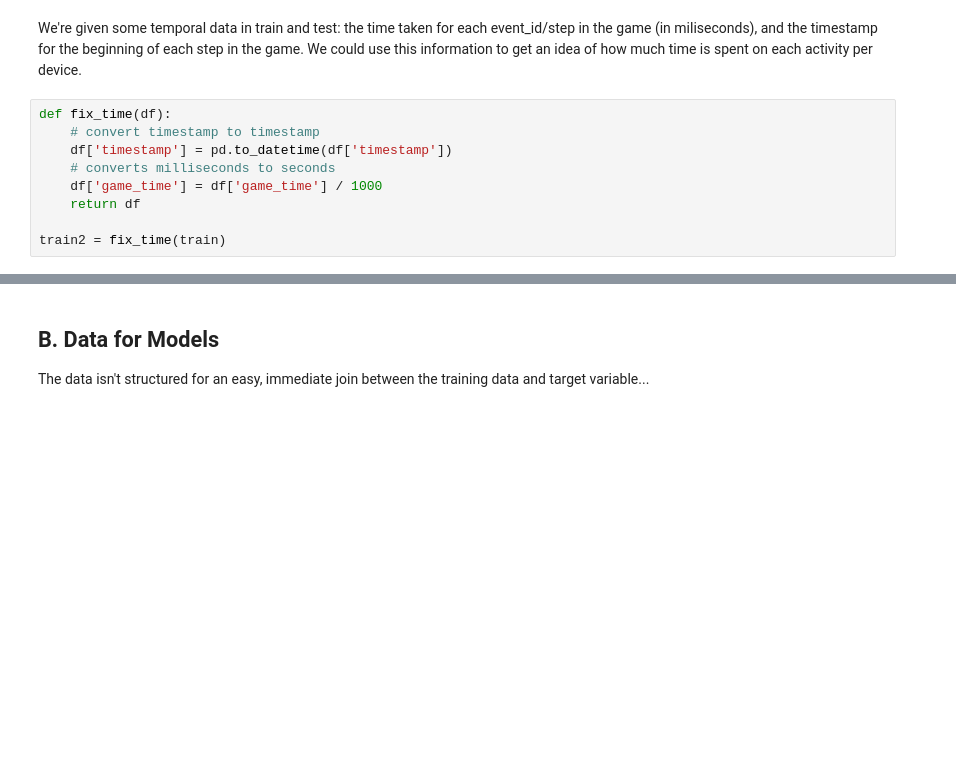
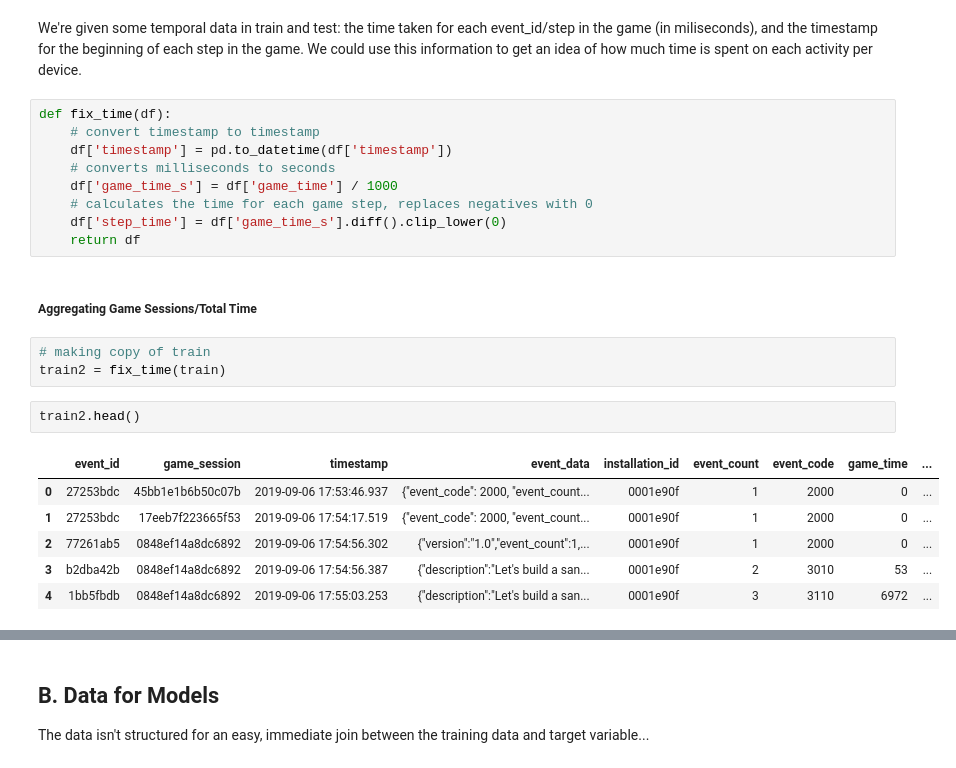
Before and after one commit to mjspeck/ga-reassembly, a Jupyter notebook: DSBowl2020_EDA.ipynb, the cells around one changed output, grey strips where cells are left out. Drawn from its saved outputs; the diff is of its cells as text; blank space fills up the shorter version.

```diff
--- a/DSBowl2020_EDA.ipynb
+++ b/DSBowl2020_EDA.ipynb
@@ -202,9 +202,23 @@ def fix_time(df):
     # convert timestamp to timestamp
     df['timestamp'] = pd.to_datetime(df['timestamp'])
     # converts milliseconds to seconds
-    df['game_time'] = df['game_time'] / 1000
+    df['game_time_s'] = df['game_time'] / 1000
+    # calculates the time for each game step, replaces negatives with 0
+    df['step_time'] = df['game_time_s'].diff().clip_lower(0)
     return df
-
-train2 = fix_time(train)
+# %% [markdown]
+##### Aggregating Game Sessions/Total Time
+# %%
+# making copy of train
+train2 = fix_time(train)
+# %%
+train2.head()
+# %% [output]
+|  | event_id | game_session | timestamp | event_data | installation_id | event_count | event_code | game_time | ... |
+| 0 | 27253bdc | 45bb1e1b6b50c07b | 2019-09-06 17:53:46.937 | {"event_code": 2000, "event_count... | 0001e90f | 1 | 2000 | 0 | ... |
+| 1 | 27253bdc | 17eeb7f223665f53 | 2019-09-06 17:54:17.519 | {"event_code": 2000, "event_count... | 0001e90f | 1 | 2000 | 0 | ... |
+| 2 | 77261ab5 | 0848ef14a8dc6892 | 2019-09-06 17:54:56.302 | {"version":"1.0","event_count":1,... | 0001e90f | 1 | 2000 | 0 | ... |
+| 3 | b2dba42b | 0848ef14a8dc6892 | 2019-09-06 17:54:56.387 | {"description":"Let's build a san... | 0001e90f | 2 | 3010 | 53 | ... |
+| 4 | 1bb5fbdb | 0848ef14a8dc6892 | 2019-09-06 17:55:03.253 | {"description":"Let's build a san... | 0001e90f | 3 | 3110 | 6972 | ... |
 # %%
 # generating total game sessions per device
```
Also changed, not shown: parts of 18 cells of this notebook.
